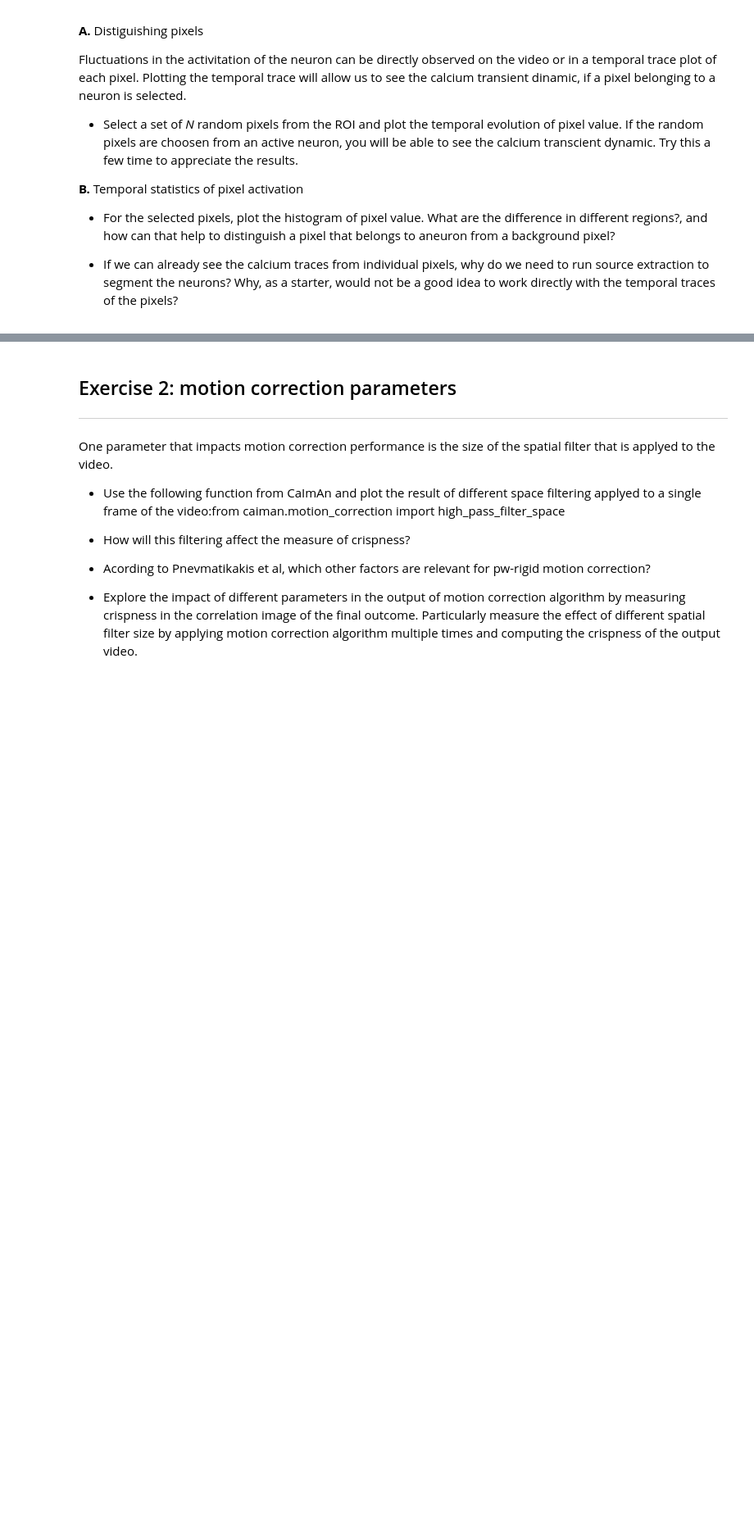
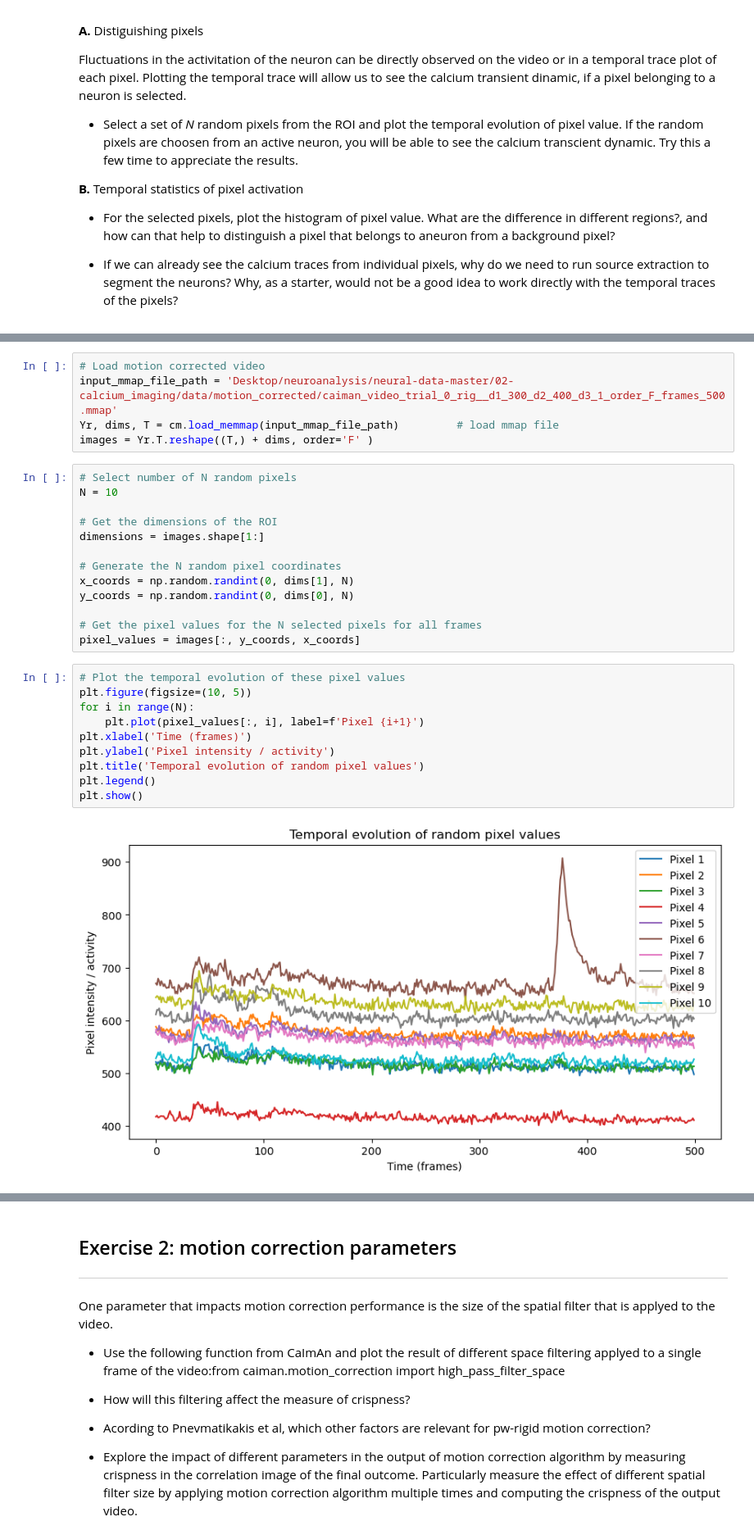
Before and after one commit to LoesG/neuroanalysis, a Jupyter notebook: neural-data-master/02-calcium_imaging/exercises.ipynb, the cells around one changed output, grey strips where cells are left out. Shown at 82% size. Saved outputs shown, nothing was run; the diff lists cells and outputs as text; blank space fills up the shorter version.

Commit message:
Upload exercise 3 calcium

```diff
--- a/neural-data-master/02-calcium_imaging/exercises.ipynb
+++ b/neural-data-master/02-calcium_imaging/exercises.ipynb
@@ -16,0 +83,30 @@ Fluctuations in the activitation of the neuron can be directly observed on the v
+# %%
+# Load motion corrected video
+input_mmap_file_path = 'Desktop/neuroanalysis/neural-data-master/02-calcium_imaging/data/motion_corrected/caiman_video_trial_0_rig__d1_300_d2_400_d3_1_order_F_frames_500.mmap'
+Yr, dims, T = cm.load_memmap(input_mmap_file_path)         # load mmap file
+images = Yr.T.reshape((T,) + dims, order='F' )
+# %%
+# Select number of N random pixels
+N = 10
+
+# Get the dimensions of the ROI
+dimensions = images.shape[1:]
+
+# Generate the N random pixel coordinates
+x_coords = np.random.randint(0, dims[1], N)
+y_coords = np.random.randint(0, dims[0], N)
+
+# Get the pixel values for the N selected pixels for all frames
+pixel_values = images[:, y_coords, x_coords]
+# %%
+# Plot the temporal evolution of these pixel values
+plt.figure(figsize=(10, 5))
+for i in range(N):
+    plt.plot(pixel_values[:, i], label=f'Pixel {i+1}')
+plt.xlabel('Time (frames)')
+plt.ylabel('Pixel intensity / activity')
+plt.title('Temporal evolution of random pixel values')
+plt.legend()
+plt.show()
+# %% [output]
+[figure, added]
```
Also changed, not shown: parts of 6 cells of this notebook.
